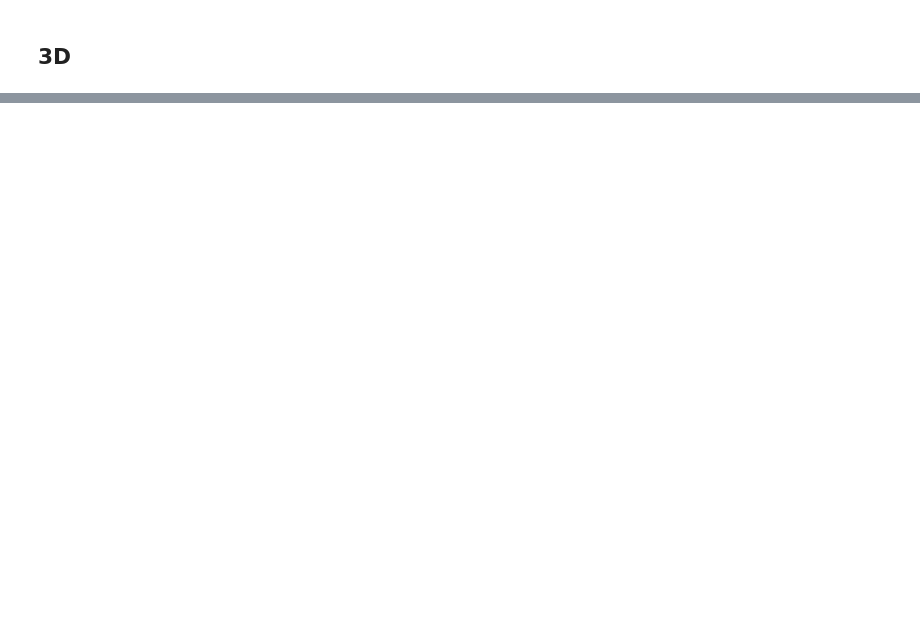
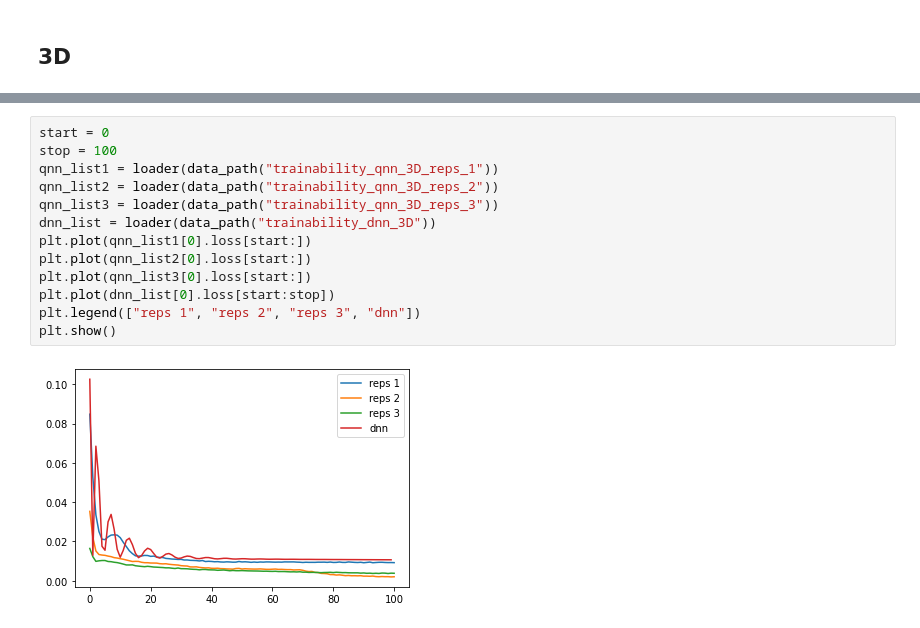
Before and after one commit to KristianWold/Thesis, a Jupyter notebook: notebooks/analysis/Trainability, Analysis.ipynb, the cells around one changed output, grey strips where cells are left out. Saved outputs shown, nothing was run; the diff lists cells and outputs as text; blank space fills up the shorter version.

```diff
--- a/notebooks/analysis/Trainability, Analysis.ipynb
+++ b/notebooks/analysis/Trainability, Analysis.ipynb
@@ -99,0 +143,15 @@ plt.show()
+# %%
+start = 0
+stop = 100
+qnn_list1 = loader(data_path("trainability_qnn_3D_reps_1"))
+qnn_list2 = loader(data_path("trainability_qnn_3D_reps_2"))
+qnn_list3 = loader(data_path("trainability_qnn_3D_reps_3"))
+dnn_list = loader(data_path("trainability_dnn_3D"))
+plt.plot(qnn_list1[0].loss[start:])
+plt.plot(qnn_list2[0].loss[start:])
+plt.plot(qnn_list3[0].loss[start:])
+plt.plot(dnn_list[0].loss[start:stop])
+plt.legend(["reps 1", "reps 2", "reps 3", "dnn"])
+plt.show()
+# %% [output]
+[figure, added]
```
Also changed, not shown: parts of 19 cells of this notebook, 19 other files.
